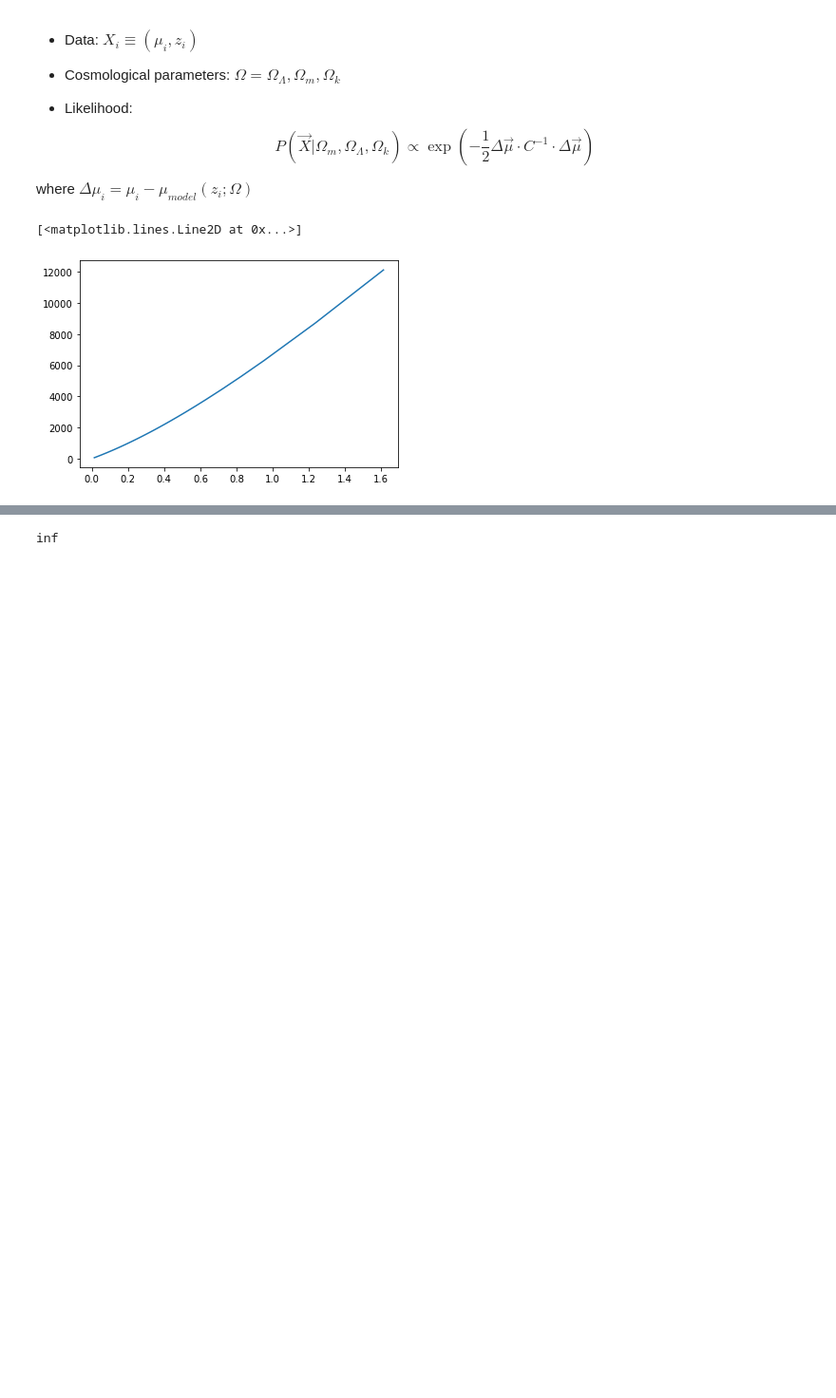
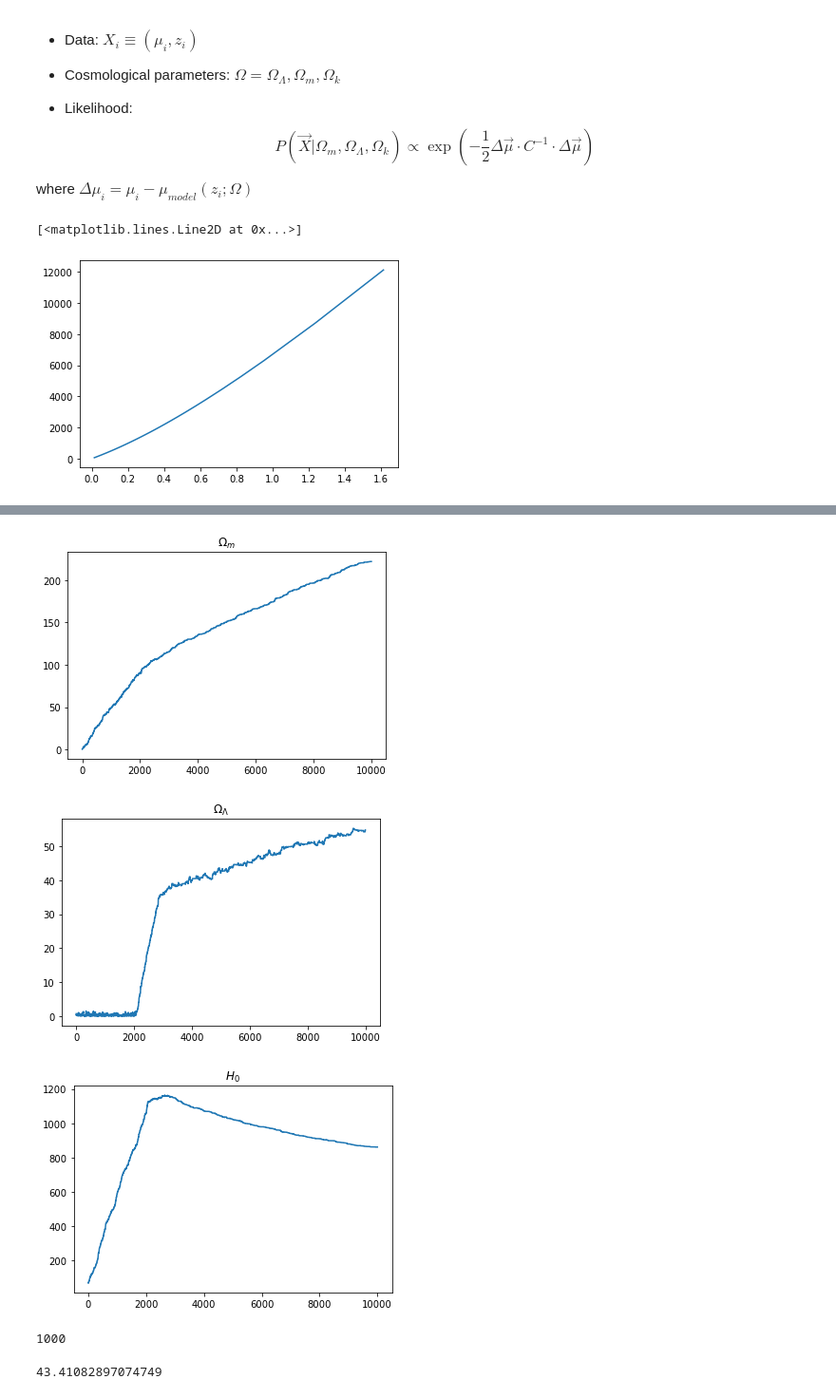
Before and after one commit to anshsrivastava/H0llyM0lly, a Jupyter notebook: mcmc.ipynb, the cells around one changed output, grey strips where cells are left out. Shown at 95% size. Drawn from its saved outputs; the diff is of its cells as text; code cells hidden in the pictures; blank space fills up the shorter version.

Commit message:
Testing MCMC

```diff
--- a/mcmc.ipynb
+++ b/mcmc.ipynb
@@ -41,4 +39,25 @@ pl.plot(red_shift_data,mu_model)
-# %%
-math.inf*1
-# %% [output]
-inf
+# %%
+pars_label = [r'$\Omega_m$',r'$\Omega_{\Lambda}$',r'$H_0$']
+Omegas = [0.3,0.7,70]
+cov_gen = np.diag([0.1,0.1,5])
+chain = run_MCMC(red_shift_data,apparent_magnitude_data,cov_matrix,Omegas,cov_gen,nsteps=10000)
+# %%
+for i in range(chain.shape[1]):
+    pl.figure()
+
+    c = chain[:,i]
+    n = range(chain.shape[0])
+    pl.title(pars_label[i])
+    pl.plot(n,c)
+# %% [output]
+[figure, added]
+[figure, added]
+[figure, added]
+# %%
+luminosity_dist(z,omega_m,omega_a=,H_0=70)
+# %% [output]
+1000
+# %%
+luminosity_dist(.01,.286,.714,69.6,1E2)
+# %% [output]
+43.41082897074749
```
Also changed, not shown: parts of 3 cells of this notebook, 2 other files.
